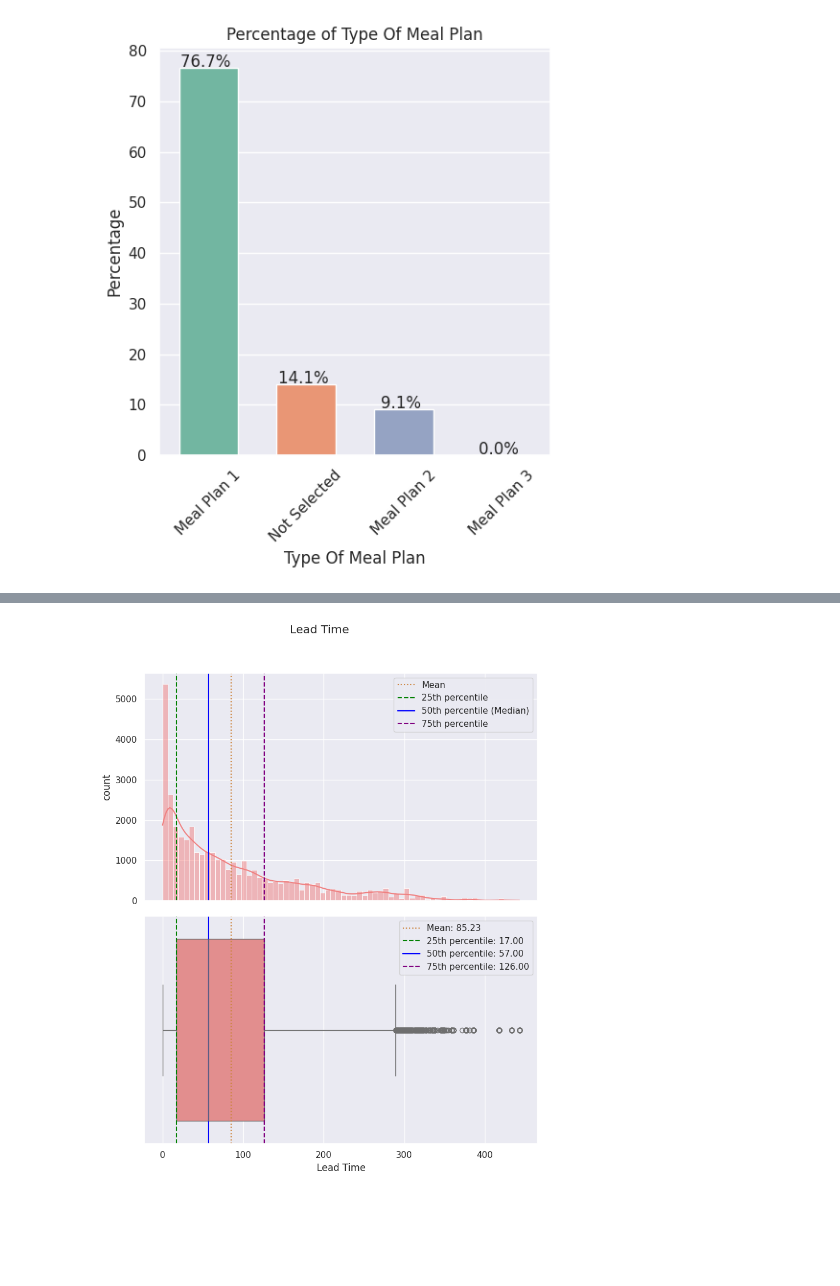
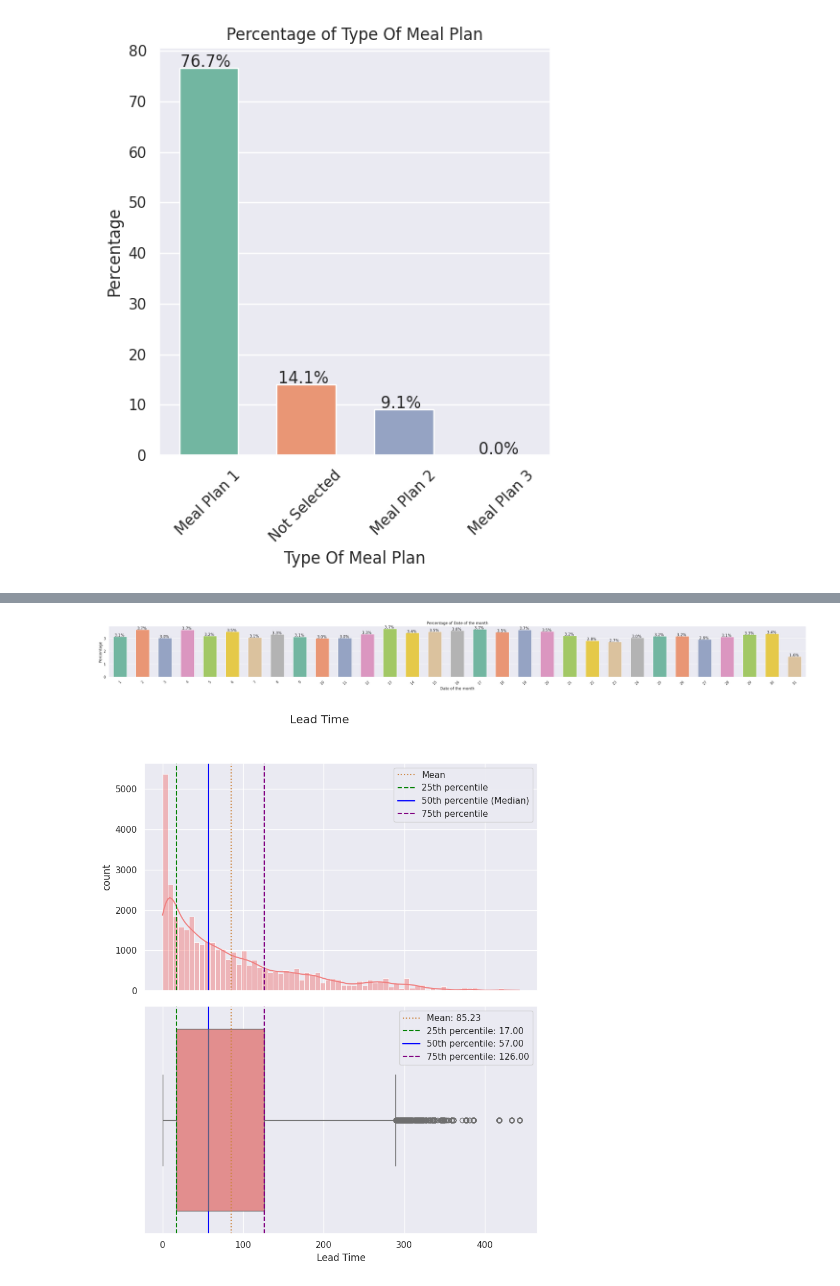
Before and after one commit to Rajesh2015/inn-hotels-bookings, a Jupyter notebook: inn_hotel_bookings_solution.ipynb, the cells around one changed output, grey strips where cells are left out. Saved outputs shown, nothing was run; the diff lists cells and outputs as text; code cells hidden in the pictures; blank space fills up the shorter version.

```diff
--- a/inn_hotel_bookings_solution.ipynb
+++ b/inn_hotel_bookings_solution.ipynb
@@ -557,3 +557,7 @@ plot_bar_chart_percentage(df=df, column_name='required_car_parking_space',xlabel
+# %%
+plot_bar_chart_percentage(df=df, column_name='arrival_date',xlabel='Date of the month',pellete=pellete)
+# %% [output]
+[figure, added]
 # %%
 plot_histogram_and_boxplot(df=df,column='lead_time',xlabel='Lead Time',ylabel='count',title="Lead Time")
 # %% [output]
```
Also changed, not shown: parts of 1 cell of this notebook.
